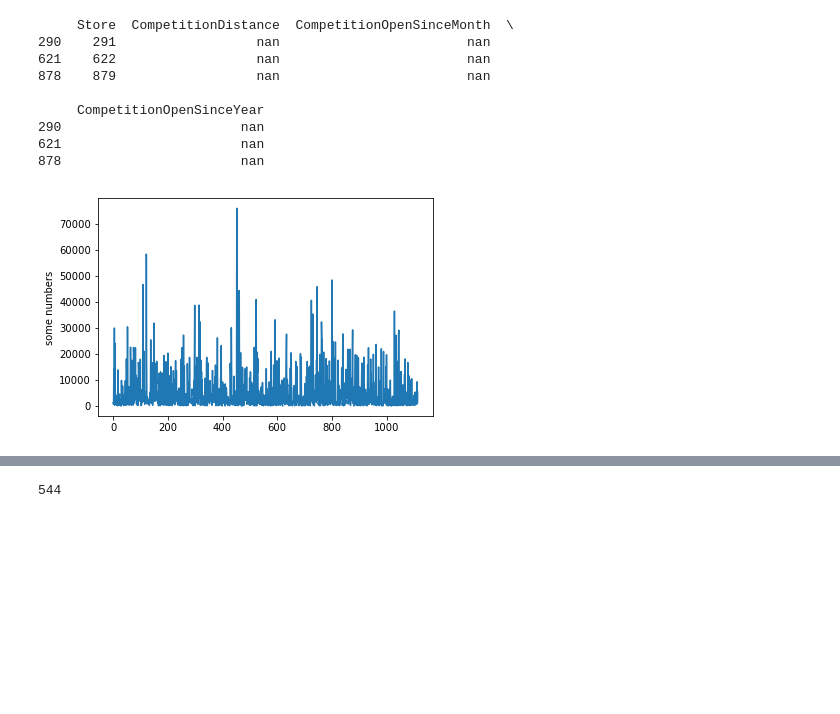
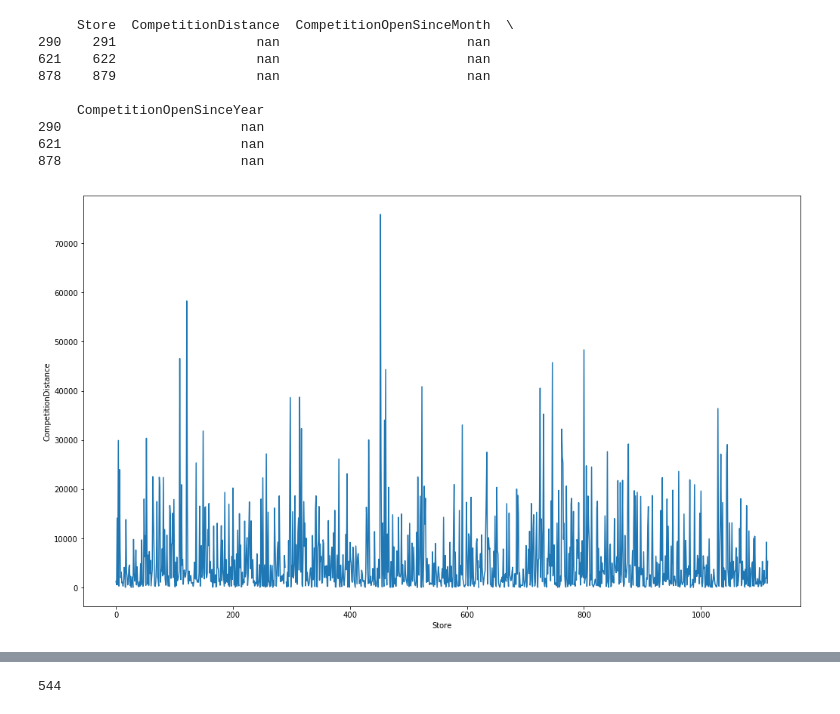
Before and after one commit to xueweiyema/ForecastRossmannStoreSales, a Jupyter notebook: script/Rossmann.ipynb, the cells around one changed output, grey strips where cells are left out. Saved outputs shown, nothing was run; the diff lists cells and outputs as text; code cells hidden in the pictures; blank space fills up the shorter version.

```diff
--- a/script/Rossmann.ipynb
+++ b/script/Rossmann.ipynb
@@ -129,9 +142,11 @@ print(store.query('CompetitionDistance=="NaN"')[['Store','CompetitionDistance','
 # %%
 #查看CompetitionDistance的情况
 store['CompetitionDistance'].describe()
 #根据情况将291，622，879的CompetitionDistance距离改为99999
+plt.subplots(1,1,figsize=(17,10))
 plt.plot(store['CompetitionDistance'])
-plt.ylabel('some numbers')
+plt.xlabel('Store')
+plt.ylabel('CompetitionDistance')
 plt.show()
 # %% [output]
-[figure, old version]
+[figure, new version]
```
Also changed, not shown: parts of 24 cells of this notebook, 1 other file.
